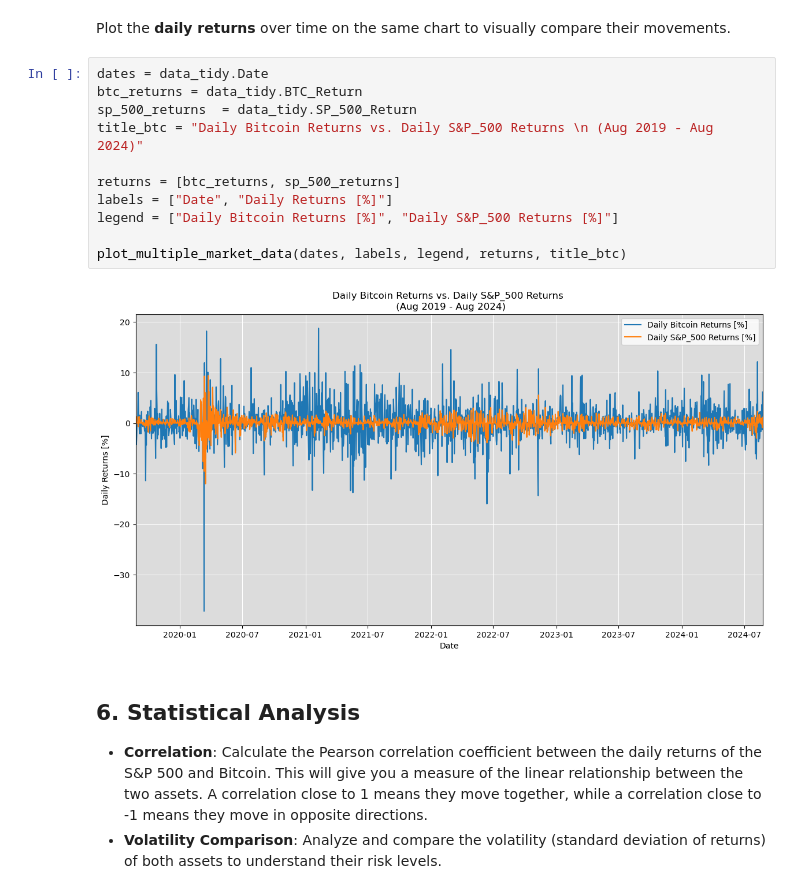
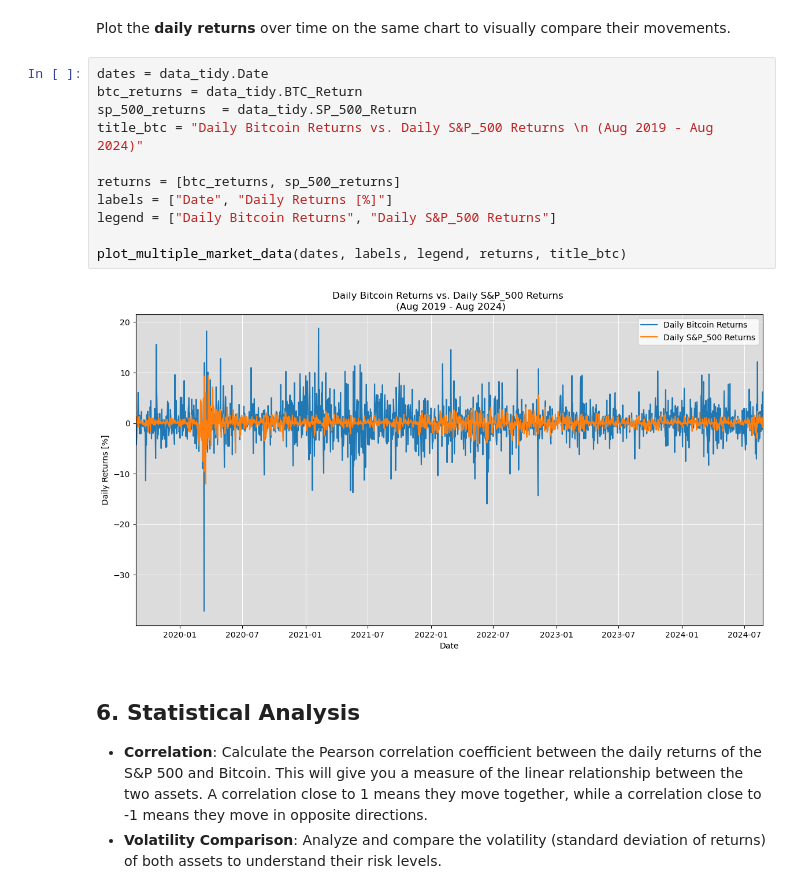
Before and after one commit to kostadinlambov/Bitcoin-and-Stock-Market-Correlation, a Jupyter notebook: Notebook/Bitcoin_and_Stock_Market_Correlation.ipynb, the cells around one changed output. Saved outputs shown, nothing was run; the diff lists cells and outputs as text.

```diff
--- a/Notebook/Bitcoin_and_Stock_Market_Correlation.ipynb
+++ b/Notebook/Bitcoin_and_Stock_Market_Correlation.ipynb
@@ -558,16 +586,16 @@ Plot the **daily returns** over time on the same chart to visually compare their
 # %%
 dates = data_tidy.Date
 btc_returns = data_tidy.BTC_Return
 sp_500_returns  = data_tidy.SP_500_Return
 title_btc = "Daily Bitcoin Returns vs. Daily S&P_500 Returns \n (Aug 2019 - Aug 2024)"
 
 returns = [btc_returns, sp_500_returns]
 labels = ["Date", "Daily Returns [%]"]
-legend = ["Daily Bitcoin Returns [%]", "Daily S&P_500 Returns [%]"]
+legend = ["Daily Bitcoin Returns", "Daily S&P_500 Returns"]
 
 plot_multiple_market_data(dates, labels, legend, returns, title_btc)
 # %% [output]
-[figure, old version]
+[figure, new version]
 # %% [markdown]
 ## 6. Statistical Analysis
    - **Correlation**: Calculate the Pearson correlation coefficient between the daily returns of the S&P 500 and Bitcoin. This will give you a measure of the linear relationship between the two assets. A correlation close to 1 means they move together, while a correlation close to -1 means they move in opposite directions.
```
Also changed, not shown: parts of 25 cells of this notebook, 1 other file.
